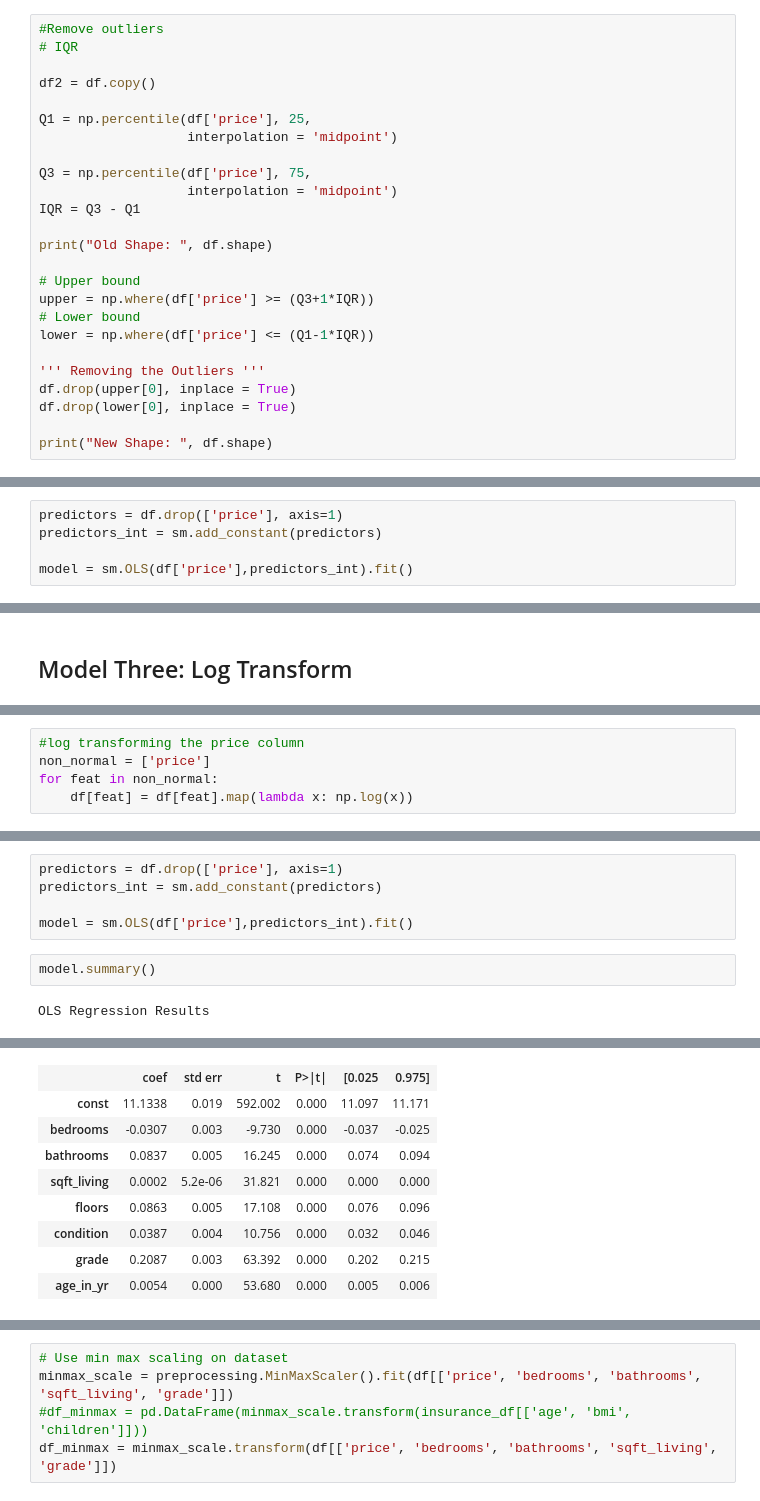
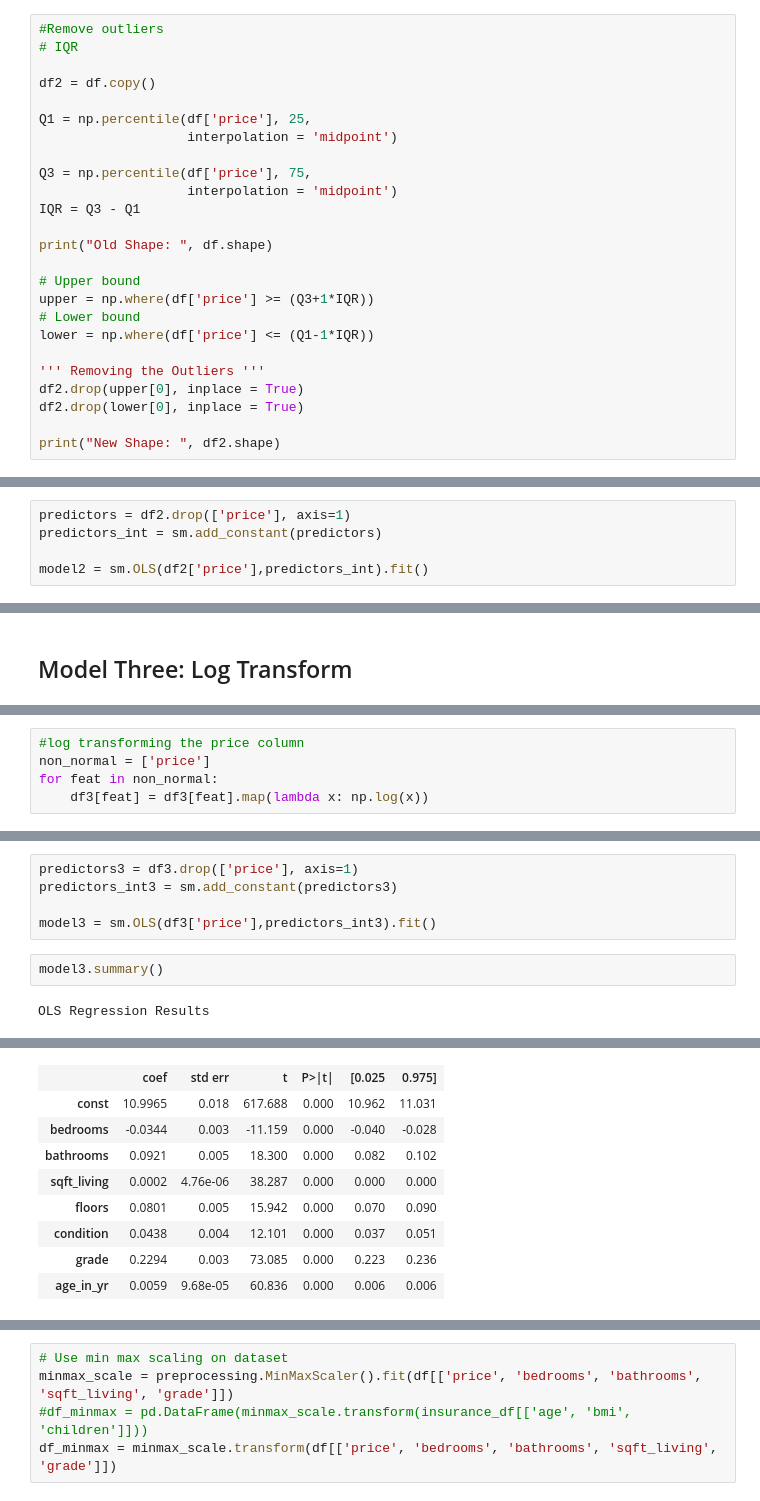
Before and after one commit to emilykmarsh/Henbart-LLC-House-Features-Statistical-Analysis, a Jupyter notebook: student.ipynb, the cells around one changed output, grey strips where cells are left out. Cells and saved outputs as stored; diff of their text form.

```diff
--- a/student.ipynb
+++ b/student.ipynb
@@ -691,16 +690,16 @@ upper = np.where(df['price'] >= (Q3+1*IQR))
 lower = np.where(df['price'] <= (Q1-1*IQR))
 
 ''' Removing the Outliers '''
-df.drop(upper[0], inplace = True)
-df.drop(lower[0], inplace = True)
+df2.drop(upper[0], inplace = True)
+df2.drop(lower[0], inplace = True)
 
-print("New Shape: ", df.shape)
+print("New Shape: ", df2.shape)
 # %% [output]
 Old Shape:  (21597, 10)
 New Shape:  (19940, 10)
 # %%
-predictors = df.drop(['price'], axis=1)
+predictors = df2.drop(['price'], axis=1)
 predictors_int = sm.add_constant(predictors)
 
-model = sm.OLS(df['price'],predictors_int).fit()
+model2 = sm.OLS(df2['price'],predictors_int).fit()
 # %%
@@ -837,4 +840,4 @@ df = df.drop(['sqft_lot', 'is_renovated'], axis = 1)
 #log transforming the price column
 non_normal = ['price']
 for feat in non_normal:
-    df[feat] = df[feat].map(lambda x: np.log(x))
+    df3[feat] = df3[feat].map(lambda x: np.log(x))
@@ -846,9 +852,9 @@ sns.pairplot(df)
 # %%
-predictors = df.drop(['price'], axis=1)
-predictors_int = sm.add_constant(predictors)
+predictors3 = df3.drop(['price'], axis=1)
+predictors_int3 = sm.add_constant(predictors3)
 
-model = sm.OLS(df['price'],predictors_int).fit()
+model3 = sm.OLS(df3['price'],predictors_int3).fit()
 # %%
-model.summary()
+model3.summary()
 # %% [output]
 OLS Regression Results
@@ -862,11 +868,11 @@ OLS Regression Results
 | Df Model: | 7 |  |  |
 | Covariance Type: | nonrobust |  |  |
 |  | coef | std err | t | P>|t| | [0.025 | 0.975] |
-| const | 11.1338 | 0.019 | 592.002 | 0.000 | 11.097 | 11.171 |
-| bedrooms | -0.0307 | 0.003 | -9.730 | 0.000 | -0.037 | -0.025 |
-| bathrooms | 0.0837 | 0.005 | 16.245 | 0.000 | 0.074 | 0.094 |
-| sqft_living | 0.0002 | 5.2e-06 | 31.821 | 0.000 | 0.000 | 0.000 |
-| floors | 0.0863 | 0.005 | 17.108 | 0.000 | 0.076 | 0.096 |
-| condition | 0.0387 | 0.004 | 10.756 | 0.000 | 0.032 | 0.046 |
-| grade | 0.2087 | 0.003 | 63.392 | 0.000 | 0.202 | 0.215 |
-| age_in_yr | 0.0054 | 0.000 | 53.680 | 0.000 | 0.005 | 0.006 |
+| const | 10.9965 | 0.018 | 617.688 | 0.000 | 10.962 | 11.031 |
+| bedrooms | -0.0344 | 0.003 | -11.159 | 0.000 | -0.040 | -0.028 |
+| bathrooms | 0.0921 | 0.005 | 18.300 | 0.000 | 0.082 | 0.102 |
+| sqft_living | 0.0002 | 4.76e-06 | 38.287 | 0.000 | 0.000 | 0.000 |
+| floors | 0.0801 | 0.005 | 15.942 | 0.000 | 0.070 | 0.090 |
+| condition | 0.0438 | 0.004 | 12.101 | 0.000 | 0.037 | 0.051 |
+| grade | 0.2294 | 0.003 | 73.085 | 0.000 | 0.223 | 0.236 |
+| age_in_yr | 0.0059 | 9.68e-05 | 60.836 | 0.000 | 0.006 | 0.006 |
```
Also changed, not shown: parts of 59 cells of this notebook.
